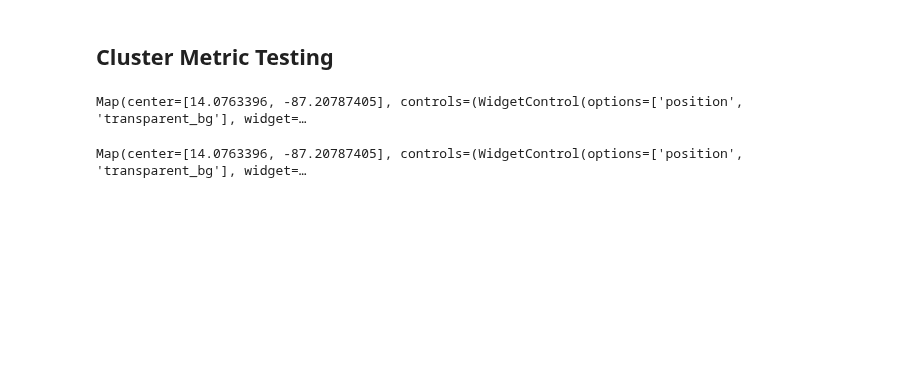
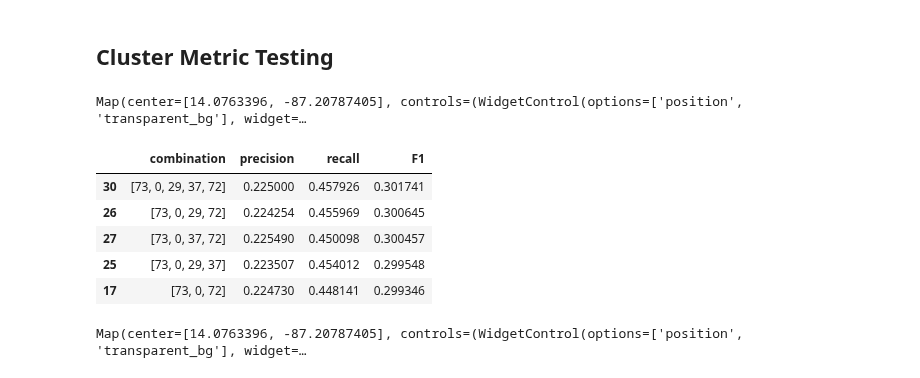
Before and after one commit to JuanesLamilla/TemporalClusterNet, a Jupyter notebook: main.ipynb, the cells around one changed output. Drawn from its saved outputs; the diff is of its cells as text; code cells hidden in the pictures; blank space fills up the shorter version.

```diff
--- a/main.ipynb
+++ b/main.ipynb
@@ -169,4 +176,14 @@ points = tegu_cluster_tester.create_sampling_points(n_points=5000)
 cluster_metrics = tegu_cluster_tester.calc_sampling_metrics()
 # %%
 grouped_metrics = tegu_cluster_tester.group_clusters_and_calc_metrics(precision_min=0.15)
+# %%
+# Sort by f1 and print head, only show up to sig fig 2
+grouped_metrics.sort_values(by='F1', ascending=False).head()
+# %% [output]
+|  | combination | precision | recall | F1 |
+| 30 | [73, 0, 29, 37, 72] | 0.225000 | 0.457926 | 0.301741 |
+| 26 | [73, 0, 29, 72] | 0.224254 | 0.455969 | 0.300645 |
+| 27 | [73, 0, 37, 72] | 0.225490 | 0.450098 | 0.300457 |
+| 25 | [73, 0, 29, 37] | 0.223507 | 0.454012 | 0.299548 |
+| 17 | [73, 0, 72] | 0.224730 | 0.448141 | 0.299346 |
 # %%
```
Also changed, not shown: parts of 15 cells of this notebook, 3 other files.
